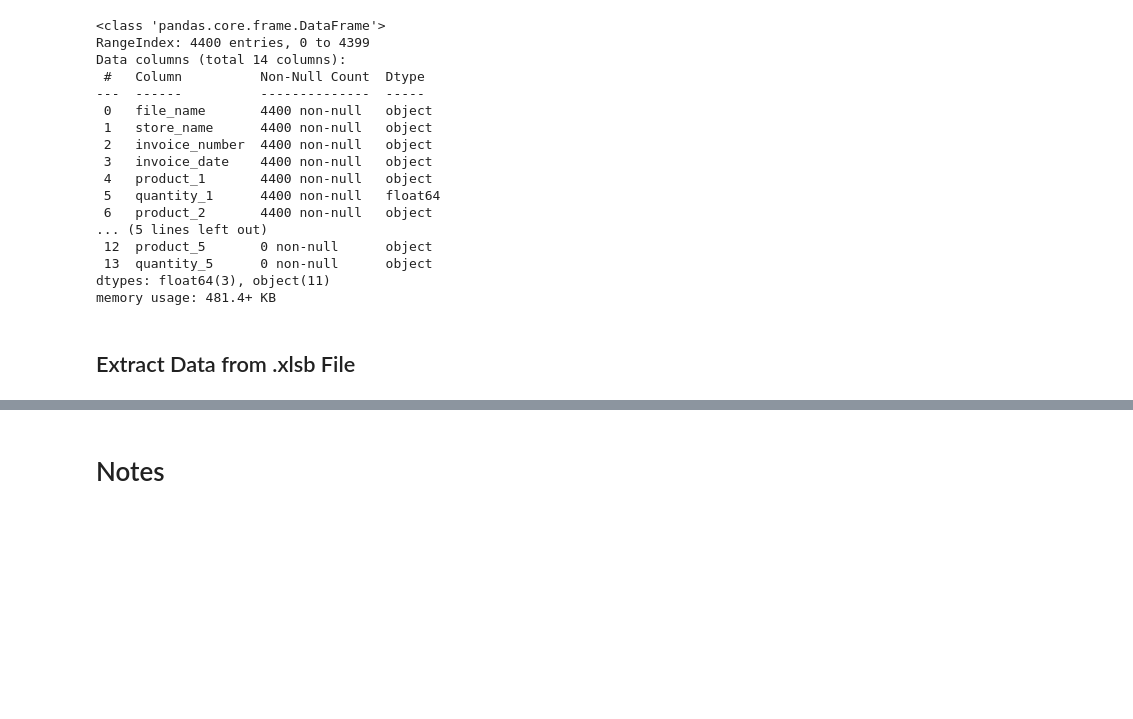
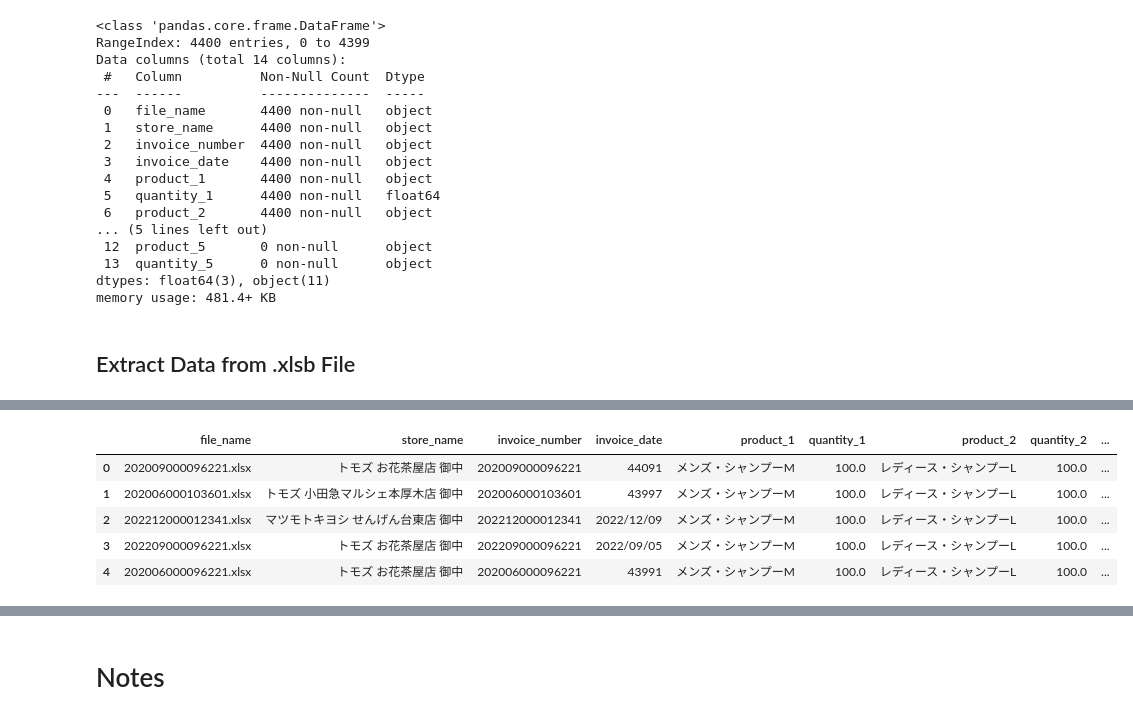
Before and after one commit to Kensuzuki95/EY_Assignment, a Jupyter notebook: EY_Assignment.ipynb, the cells around one changed output, grey strips where cells are left out. Saved outputs shown, nothing was run; the diff lists cells and outputs as text; code cells hidden in the pictures; blank space fills up the shorter version.

```diff
--- a/EY_Assignment.ipynb
+++ b/EY_Assignment.ipynb
@@ -121,42 +121,6 @@ os.makedirs(output_folder, exist_ok=True)
 convert_xlsb_to_xlsx(input_folder, output_folder)
 # %% [markdown]
 #Extract Data from Files
-# %%
-def extract_invoice_data(file_path):
-    wb = openpyxl.load_workbook(file_path)
-    sheet = wb.active
-
-    invoice_data = {}
-
-    # Extract data from specific cells
-    invoice_data['file_name'] = os.path.basename(file_path)
-    invoice_data['store_name'] = sheet['A2'].value
-    invoice_data['invoice_number'] = sheet['G2'].value
-    invoice_data['invoice_date'] = sheet['G3'].value
-    invoice_data['product_1'] = sheet['A15'].value
-    invoice_data['quantity_1'] = sheet['D15'].value
-    invoice_data['product_2'] = sheet['A16'].value
-    invoice_data['quantity_2'] = sheet['D16'].value
-    invoice_data['product_3'] = sheet['A17'].value
-    invoice_data['quantity_3'] = sheet['D17'].value #In case there are more than 4 products registered due to human error
-    invoice_data['product_4'] = sheet['A18'].value
-    invoice_data['quantity_4'] = sheet['D18'].value
-    invoice_data['product_5'] = sheet['A19'].value #In case there are more than 4 products registered due to human error
-    invoice_data['quantity_5'] = sheet['D19'].value
-
-    # Extract data from a range of cells
-    #items = []
-    #for row in sheet['A5:B10']:
-    #    item = {
-    #        'description': row[0].value,
-    #        'quantity': row[1].value
-    #    }
-    #    items.append(item)
-    #invoice_data['items'] = items
-
-    wb.close()
-
-    return invoice_data
 # %%
 def extract_invoice_data(file_path):
     wb = openpyxl.load_workbook(file_path)
@@ -269,0 +288,9 @@ Empty DataFrame
+# %%
+invoice_xlsx.head()
+# %% [output]
+|  | file_name | store_name | invoice_number | invoice_date | product_1 | quantity_1 | product_2 | quantity_2 | ... |
+| 0 | 202009000096221.xlsx | トモズ お花茶屋店 御中 | 202009000096221 | 44091 | メンズ・シャンプーM | 100.0 | レディース・シャンプーL | 100.0 | ... |
+| 1 | 202006000103601.xlsx | トモズ 小田急マルシェ本厚木店 御中 | 202006000103601 | 43997 | メンズ・シャンプーM | 100.0 | レディース・シャンプーL | 100.0 | ... |
+| 2 | 202212000012341.xlsx | マツモトキヨシ せんげん台東店 御中 | 202212000012341 | 2022/12/09 | メンズ・シャンプーM | 100.0 | レディース・シャンプーL | 100.0 | ... |
+| 3 | 202209000096221.xlsx | トモズ お花茶屋店 御中 | 202209000096221 | 2022/09/05 | メンズ・シャンプーM | 100.0 | レディース・シャンプーL | 100.0 | ... |
+| 4 | 202006000096221.xlsx | トモズ お花茶屋店 御中 | 202006000096221 | 43991 | メンズ・シャンプーM | 100.0 | レディース・シャンプーL | 100.0 | ... |
```
Also changed, not shown: parts of 20 cells of this notebook.
